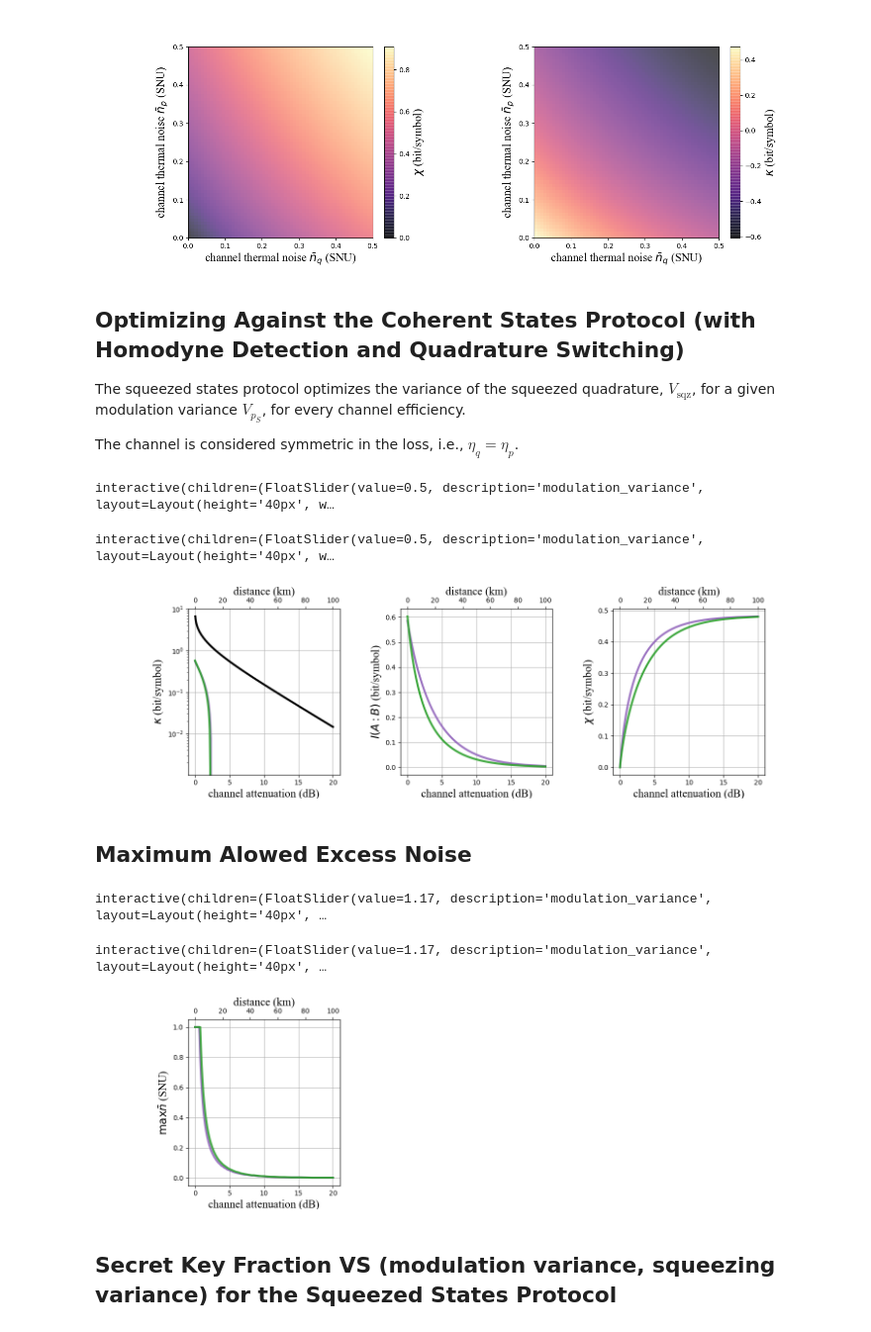
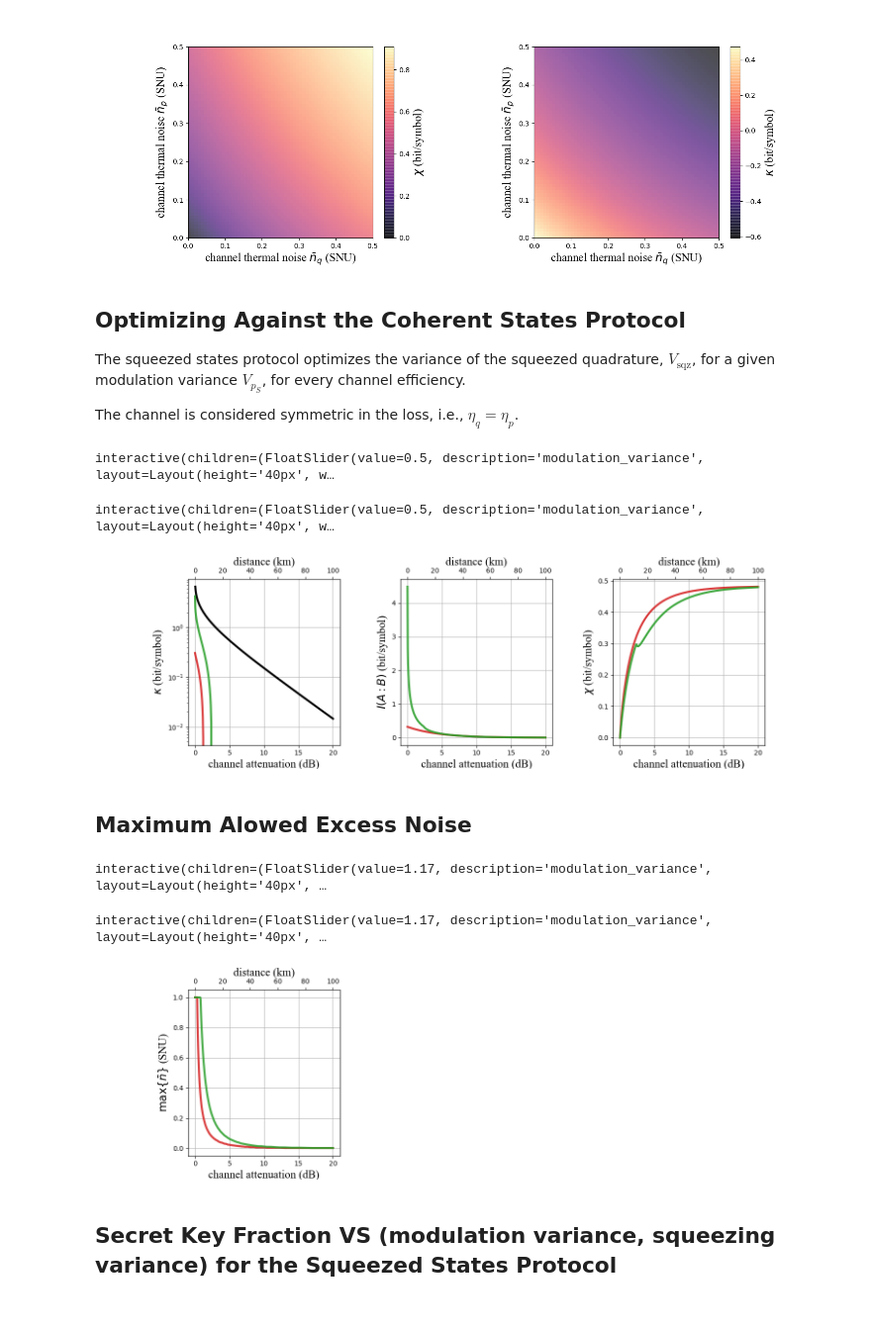
Before and after one commit to qpit/Iaji-master, a Jupyter notebook: Iaji/Physics/Theory/QuantumMechanics/QuanutmInformation/QuantumCommunications/QuantumKeyDistribution/ContinuousVariables/GaussianStatesQKD/coherent-states_VS_squeezed-states.ipynb, the cells around one changed output. Shown: that part at 99% size. Drawn from its saved outputs; the diff is of its cells as text; code cells hidden in the pictures.

```diff
--- a/Iaji/Physics/Theory/QuantumMechanics/QuanutmInformation/QuantumCommunications/QuantumKeyDistribution/ContinuousVariables/GaussianStatesQKD/coherent-states_VS_squeezed-states.ipynb
+++ b/Iaji/Physics/Theory/QuantumMechanics/QuanutmInformation/QuantumCommunications/QuantumKeyDistribution/ContinuousVariables/GaussianStatesQKD/coherent-states_VS_squeezed-states.ipynb
@@ -287,7 +246,7 @@ interactive(children=(FloatSlider(value=0.5, description='eta', max=1.0, min=1e-
 # %%
 figure_2D_channel_noise.savefig("squeezed_VS-channel-noise_V_S=1.17_V_sqz=-9dB_beta=0.95.pdf")
 # %% [markdown]
-## Optimizing Against the Coherent States Protocol (with Homodyne Detection and Quadrature Switching)
+## Optimizing Against the Coherent States Protocol
 The squeezed states protocol optimizes the variance of the squeezed quadrature, $V_\text{sqz}$, for a given modulation variance $V_{p_S}$, for every channel efficiency.
 
 The channel is considered symmetric in the loss, i.e., $\eta_q=\eta_p$.
@@ -331,7 +290,7 @@ kappa_PLOB = secret_key_fraction_lossy_channel_bound(channel_total_efficiency=et
 axis_secret_key_fraction.semilogy(attenuation_dB, kappa_PLOB, label="PLOB bound", color="black", linewidth=3)
 #---------------------------------------------------------------------------------------------------
 #Coherent states protocol with switching
-def plot_coherent_states_switching_optimized(modulation_variance, n_q, n_p, beta, switching_probability, persistent_plot):
+def plot_coherent_states_optimized(modulation_variance, n_q, n_p, beta, persistent_plot):
     V_S = modulation_variance
     C_S = V_S #symbols/quadrature covariances
     c_S = C_S/numpy.sqrt(V_S) #correlations (not normalized)
@@ -344,33 +303,32 @@ def plot_coherent_states_switching_optimized(modulation_variance, n_q, n_p, beta
     for j in range(len(eta)):
         etas = [eta[j], eta[j]]
         kappa[j], I_AB[j], chi[j], _ = secret_key_fraction_Gaussian_CVQKD(variances_A, correlations_A,\
-                                                                     etas, channel_thermal_numbers, beta, switching_probability=switching_probability)
+                                                                     etas, channel_thermal_numbers, beta)
     if persistent_plot:
         n_lines = (len(axis_secret_key_fraction.lines)-1)/2
         alpha = 0.9*numpy.exp(-float(n_lines)/20)
-        axis_secret_key_fraction.semilogy(attenuation_dB, kappa, color="tab:purple", linewidth=3, alpha=alpha)
-        axis_mutual_information.plot(attenuation_dB, I_AB, color="tab:purple", linewidth=3, alpha=alpha)
-        axis_Holevo_information.plot(attenuation_dB, chi, color="tab:purple", linewidth=3, alpha=alpha)
+        axis_secret_key_fraction.semilogy(attenuation_dB, kappa, color="tab:red", linewidth=3, alpha=alpha)
+        axis_mutual_information.plot(attenuation_dB, I_AB, color="tab:red", linewidth=3, alpha=alpha)
+        axis_Holevo_information.plot(attenuation_dB, chi, color="tab:red", linewidth=3, alpha=alpha)
     else:
         axis_secret_key_fraction.lines[1].set_ydata(kappa)
         axis_mutual_information.lines[0].set_ydata(I_AB)
         axis_Holevo_information.lines[0].set_ydata(chi)
 #Interactive plot updates
 #--------------------------------
-def update_coherent_states_switching_optimized(modulation_variance, n_q, n_p, error_correction_efficiency, switching_probability, persist):
+def update_coherent_states_optimized(modulation_variance, n_q, n_p, error_correction_efficiency, persist):
     persistent_plot = persist == "persistent plot"
-    plot_coherent_states_switching_optimized(modulation_variance, n_q, n_q, error_correction_efficiency, switching_probability, persistent_plot)
+    plot_coherent_states_optimized(modulation_variance, n_q, n_q, error_correction_efficiency, persistent_plot)
     figure_optimized.canvas.draw_idle()
-coherent_states_switching_layout = Layout(width='25%', height='40px')
-modulation_variance_slider = FloatSlider(min=1e-3, max=20, step=0.2, value=0.5, readout_format='.3f', layout=coherent_states_switching_layout)
-n_q_slider = FloatSlider(min=0, max=0.2, step=0.001, value=0.1, readout_format='.3f', layout=coherent_states_switching_layout)
-n_p_slider = FloatSlider(min=0, max=0.2, step=0.001, value=0.1, readout_format='.3f', layout=coherent_states_switching_layout)
-beta_slider = FloatSlider(min=0, max=1, step=0.001, value=0.95, readout_format='.3f', layout=coherent_states_switching_layout)
-switching_probability_slider = FloatSlider(min=0, max=1, step=0.001, value=0.5, readout_format='.3f', layout=coherent_states_switching_layout)
-persist_button = RadioButtons(options=["single plot", "persistent plot"], layout=coherent_states_switching_layout, value="persistent plot")
-interact(update_coherent_states_switching_optimized, modulation_variance=modulation_variance_slider, \
-         n_q=n_q_slider, n_p=n_p_slider, error_correction_efficiency=beta_slider, \
-         switching_probability=switching_probability_slider, persist=persist_button)
+coherent_states_layout = Layout(width='25%', height='40px')
+modulation_variance_slider = FloatSlider(min=0.1, max=20, step=0.1, value=0.5, readout_format='.3f', layout=coherent_states_layout)
+n_q_slider = FloatSlider(min=0, max=0.2, step=0.001, value=0.1, readout_format='.3f', layout=coherent_states_layout)
+n_p_slider = FloatSlider(min=0, max=0.2, step=0.001, value=0.1, readout_format='.3f', layout=coherent_states_layout)
+beta_slider = FloatSlider(min=0, max=1, step=0.02, value=0.95, readout_format='.3f', layout=coherent_states_layout)
+persist_button = RadioButtons(options=["single plot", "persistent plot"], layout=coherent_states_layout, value="persistent plot")
+interact(update_coherent_states_optimized, modulation_variance=modulation_variance_slider, \
+        n_q=n_q_slider, n_p=n_p_slider, error_correction_efficiency=beta_slider, \
+        persist=persist_button)
 #---------------------------------------------------------------------------------------------------
 #Squeezed states QKD with squeezed quadrature modulation
 def plot_squeezed_states_optimized(modulation_variance, n_q, n_p, beta, persistent_plot):
@@ -399,34 +357,34 @@ def plot_squeezed_states_optimized(modulation_variance, n_q, n_p, beta, persiste
     if persistent_plot:
         n_lines = (len(axis_mutual_information.lines)-1)/2
         alpha = 0.9*numpy.exp(-float(n_lines)/20)
         axis_secret_key_fraction.semilogy(attenuation_dB, kappa, color="tab:green", linewidth=3, alpha=alpha)
         axis_mutual_information.plot(attenuation_dB, I_AB, color="tab:green", linewidth=3, alpha=alpha)
         axis_Holevo_information.plot(attenuation_dB, chi, color="tab:green", linewidth=3, alpha=alpha)
     else:
         print(axis_mutual_information.lines)
         axis_secret_key_fraction.lines[2].set_ydata(kappa)
         axis_mutual_information.lines[1].set_ydata(I_AB)
         axis_Holevo_information.lines[1].set_ydata(chi)
 #Interactive plot updates
 #--------------------------------
 def update_squeezed_states_optimized(modulation_variance, n_q, n_p, error_correction_efficiency, persist):
     persistent_plot = persist == "persistent plot"
     plot_squeezed_states_optimized(modulation_variance, n_q, n_q, error_correction_efficiency, persistent_plot)
     figure_optimized.canvas.draw_idle()
 squeezed_states_layout = Layout(width='25%', height='40px')
 #modulation_variance_slider = FloatSlider(min=1e-3, max=20, step=0.001, value=0.3, readout_format='.3f', layout=squeezed_states_layout)
 squeezing_variance_slider = FloatSlider(min=-20, max=0, step=0.001, value=-3, readout_format='.3f', layout=squeezed_states_layout)
 #beta_slider = FloatSlider(min=0, max=1, step=0.001, value=1, readout_format='.3f', layout=squeezed_states_layout)
 #n_q_slider = FloatSlider(min=0, max=0.2, step=0.001, value=0, readout_format='.3f', layout=squeezed_states_layout)
 #n_p_slider = FloatSlider(min=0, max=0.2, step=0.001, value=0, readout_format='.3f', layout=squeezed_states_layout)
 #persist_button = RadioButtons(options=["single plot", "persistent plot"], layout=coherent_states_layout)
 interact(update_squeezed_states_optimized, modulation_variance=modulation_variance_slider, \
          n_q=n_q_slider, n_p=n_p_slider, error_correction_efficiency=beta_slider, persist=persist_button)
 plt.show()
 # %% [output]
 interactive(children=(FloatSlider(value=0.5, description='modulation_variance', layout=Layout(height='40px', w…
 interactive(children=(FloatSlider(value=0.5, description='modulation_variance', layout=Layout(height='40px', w…
-[figure, old version]
+[figure, new version]
 # %%
 figure_optimized.savefig("coherent-VS-squeezed-optimized_VS-loss_V_S=1-to-2-step=0.2_n_q=n_p=0.1_beta=0.95.pdf")
 # %% [markdown]
@@ -437,14 +395,14 @@ figure_max_noise.subplots_adjust(wspace=0.4, hspace=0.7)
 #Secret key fraction plot
 axis = figure_max_noise.add_subplot(1, 3, 1)
 axis.set_xlabel("channel attenuation (dB)", font=axis_font)
-axis.set_ylabel("$\\max{\\bar{n}}$ (SNU)", font=axis_font)
+axis.set_ylabel("$\\max\\{\\bar{n}\\}$ (SNU)", font=axis_font)
 axis_distance = axis.twiny()
 axis_distance.set_xlabel("distance (km)", font=axis_font)
 axis_distance.plot(distance, numpy.zeros((len(eta), )), color="None")
 axis.grid(True)
 #---------------------------------------------------------------------------------------------------
 #Coherent states protocol with switching
-def plot_coherent_states_switching_max_noise(modulation_variance, beta, switching_probability, persistent_plot):
+def plot_coherent_states_max_noise(modulation_variance, beta,  persistent_plot):
     V_S = modulation_variance
     C_S = V_S #symbols/quadrature covariances
     c_S = C_S/numpy.sqrt(V_S) #correlations (not normalized)
@@ -461,30 +419,29 @@ def plot_coherent_states_switching_max_noise(modulation_variance, beta, switchin
         k = 0
         while kappa_temp >= 0 and k < len(n_q):
             kappa_temp = secret_key_fraction_Gaussian_CVQKD(variances_A, correlations_A,\
-                                                                     etas, [n_q[k], n_p[k]], beta, switching_probability=switching_probability)[0]
+                                                                     etas, [n_q[k], n_p[k]], beta)[0]
             k +=1
         n_q_max[j] = n_q[k-1]
         n_p_max[j] = n_p[k-1]
     if persistent_plot:
         n_lines = len(axis.lines)/2
         alpha = 0.9*numpy.exp(-float(n_lines)/20)
-        axis.plot(attenuation_dB, n_q_max, color="tab:purple", linewidth=3, alpha=alpha)
+        axis.plot(attenuation_dB, n_q_max, color="tab:red", linewidth=3, alpha=alpha)
     else:
         axis.lines[0].set_ydata(n_q_max)
 #Interactive plot updates
 #--------------------------------
-def update_coherent_states_switching_max_noise(modulation_variance, error_correction_efficiency, switching_probability, persist):
+def update_coherent_states_max_noise(modulation_variance, error_correction_efficiency, persist):
     persistent_plot = persist == "persistent plot"
-    plot_coherent_states_switching_max_noise(modulation_variance, error_correction_efficiency, switching_probability, persistent_plot)
+    plot_coherent_states_max_noise(modulation_variance, error_correction_efficiency, persistent_plot)
     figure_max_noise.canvas.draw_idle()
 coherent_states_switching_layout = Layout(width='25%', height='40px')
 modulation_variance_slider = FloatSlider(min=1e-3, max=20, step=0.2, value=1.17, readout_format='.3f', layout=coherent_states_switching_layout)
-beta_slider = FloatSlider(min=0, max=1, step=0.001, value=0.95, readout_format='.3f', layout=coherent_states_switching_layout)
-switching_probability_slider = FloatSlider(min=0, max=1, step=0.001, value=0.5, readout_format='.3f', layout=coherent_states_switching_layout)
+beta_slider = FloatSlider(min=0, max=1, step=0.2, value=1, readout_format='.3f', layout=coherent_states_switching_layout)
 persist_button = RadioButtons(options=["single plot", "persistent plot"], layout=coherent_states_switching_layout, value="persistent plot")
-interact(update_coherent_states_switching_max_noise, modulation_variance=modulation_variance_slider, \
+interact(update_coherent_states_max_noise, modulation_variance=modulation_variance_slider, \
          error_correction_efficiency=beta_slider, \
-         switching_probability=switching_probability_slider, persist=persist_button)
+         persist=persist_button)
 #---------------------------------------------------------------------------------------------------
 #Squeezed states QKD with squeezed quadrature modulation
 def plot_squeezed_states_max_noise(modulation_variance, squeezing_variance, beta, persistent_plot):
@@ -533,7 +490,7 @@ plt.show()
 # %% [output]
 interactive(children=(FloatSlider(value=1.17, description='modulation_variance', layout=Layout(height='40px', …
 interactive(children=(FloatSlider(value=1.17, description='modulation_variance', layout=Layout(height='40px', …
-[figure, old version]
+[figure, new version]
 # %%
 figure_max_noise.savefig("coherent-VS-squeezed_maximum-channel-noise_VS-channel-loss_V_S=1.17_V_sqz=-9dB_beta=0.95.pdf")
 # %% [markdown]
```
Also changed, not shown: parts of 2 cells of this notebook, 13 other files.
